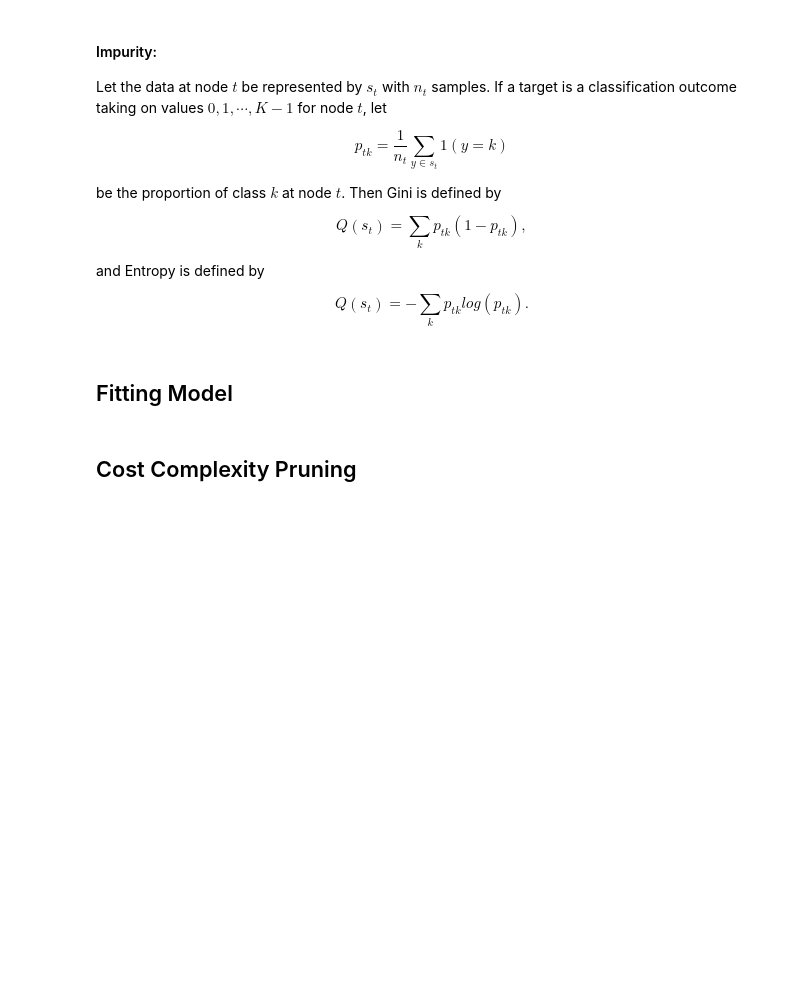
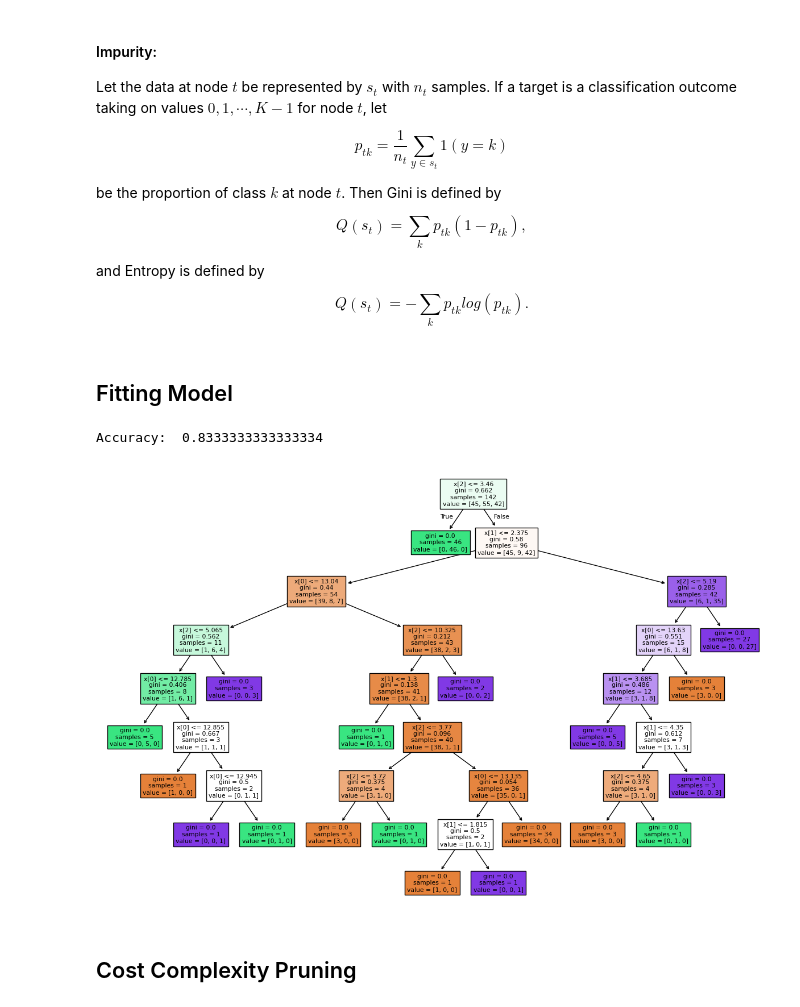
Before and after one commit to al102030/Methods-of-Machine-Learning, a Jupyter notebook: decision_tree_exercise.ipynb, the cells around one changed output. Drawn from its saved outputs; the diff is of its cells as text; code cells hidden in the pictures; blank space fills up the shorter version.

```diff
--- a/decision_tree_exercise.ipynb
+++ b/decision_tree_exercise.ipynb
@@ -14,5 +32,5 @@ print(wine.DESCR)
 # Take attributes 'Alcohol', 'Malic acid' and 'Color intensity' as features for our further analysis
 # ----------------------------------------- start here -----------------------------------------
 
-X = ...
-y = ...
+X = wine.data[:, [0, 1, 9]]
+y =  wine.target
@@ -77,3 +77,32 @@ plt.show()
+# %%
+############################################ Task 2 ############################################
+# ----------------------------------------- start here -----------------------------------------
+
+# Split the dataset into 80% train, 20% test
+X_train, X_test, y_train, y_test = train_test_split(X, y, test_size=0.2, random_state=0)
+
+# Setup a DecisionTreeClassifier with the Gini index as criterion
+dtc = DecisionTreeClassifier(criterion="gini", random_state=0)
+
+# Fit DecisionTreeClassifier with training data
+dtc.fit(X_train, y_train)
+
+# Predict data in test set with DecisionTreeClassifier
+y_pred = dtc.predict(X_test)
+
+# Calculate the accuracy of predictions
+accuracy = accuracy_score(y_test, y_pred)
+
+# Print the accuracy on the test set
+print('Accuracy: ', accuracy)
+
+# Display the learned classifier
+plt.figure(figsize=(15, 10))
+plot_tree(dtc, filled=True)
+plt.show()
+# %% [output]
+Accuracy:  0.8333333333333334
+[figure, added]
 # %% [markdown]
 ## Cost Complexity Pruning
 # %% [markdown]
```
Also changed, not shown: parts of 20 cells of this notebook, 1 other file.
